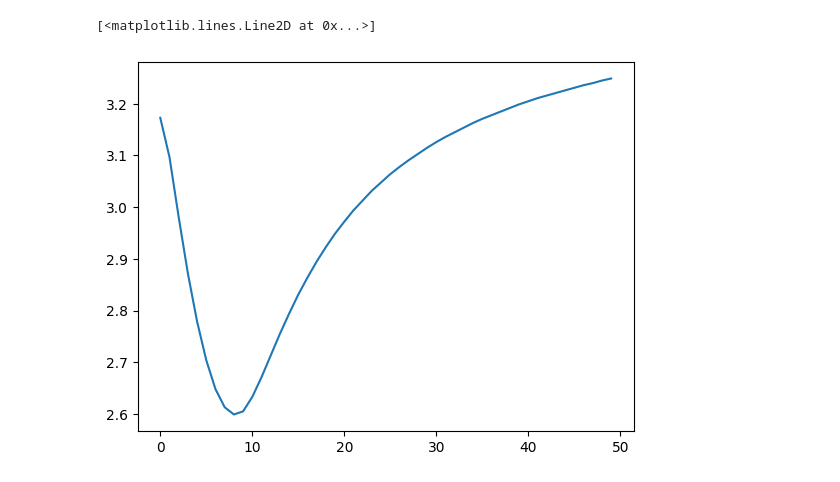
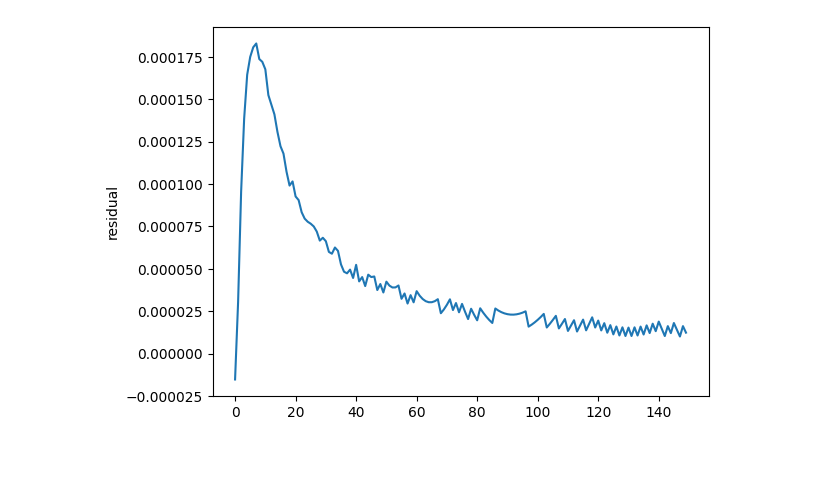
Before and after one commit to holmen1/smith-wilson-par, a Jupyter notebook: demo.ipynb, the cells around one changed output. Saved outputs shown, nothing was run; the diff lists cells and outputs as text; code cells hidden in the pictures.

Commit message:
Add EIOPA 20230331

```diff
--- a/demo.ipynb
+++ b/demo.ipynb
@@ -19,54 +19,9 @@ plt.plot(r)
-# %%
-plt.plot([3.173,
-3.097,
-2.981,
-2.872,
-2.779,
-2.704,
-2.648,
-2.613,
-2.599,
-2.605,
-2.633,
-2.671,
-2.713,
-2.755,
-2.794,
-2.831,
-2.864,
-2.895,
-2.923,
-2.949,
-2.972,
-2.994,
-3.013,
-3.032,
-3.048,
-3.064,
-3.078,
-3.091,
-3.103,
-3.115,
-3.126,
-3.136,
-3.145,
-3.154,
-3.163,
-3.171,
-3.178,
-3.185,
-3.192,
-3.199,
-3.205,
-3.211,
-3.216,
-3.221,
-3.226,
-3.231,
-3.236,
-3.240,
-3.245,
-3.249])
-# %% [output]
-[<matplotlib.lines.Line2D at 0x...>]
-[figure, removed]
+# %%
+eiopa = np.genfromtxt('Data/SE_31_3_2023_SWP_LLP_10_EXT_10_UFR_345.csv')
+# %%
+plt.plot(eiopa-r)
+plt.ticklabel_format(axis='y', style='sci')
+plt.ylabel('residual')
+plt.show()
+# %% [output]
+[figure, added]
```
Also changed, not shown: parts of 3 cells of this notebook, 1 other file.
